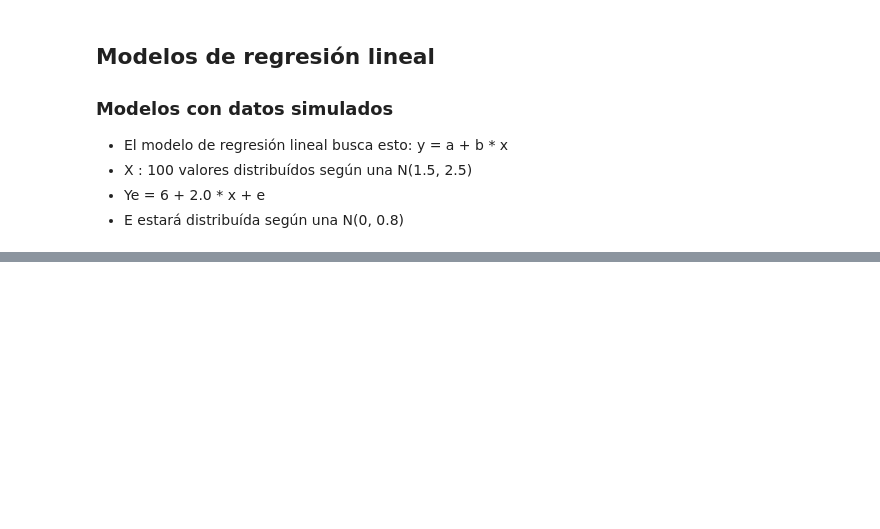
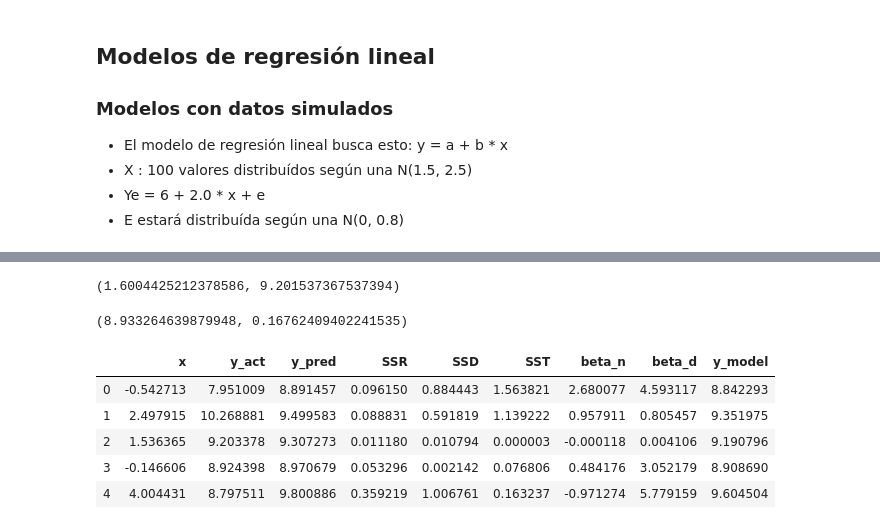
Before and after one commit to Fonsi20/Python-----Machine-Learning-ALL-NOTEBOOK-s-DF-, a Jupyter notebook: Notebooks/T4 - 1 - Linear Regression - Datos ficticios.ipynb, the cells around one changed output, grey strips where cells are left out. Saved outputs shown, nothing was run; the diff lists cells and outputs as text; code cells hidden in the pictures; blank space fills up the shorter version.

```diff
--- a/Notebooks/T4 - 1 - Linear Regression - Datos ficticios.ipynb
+++ b/Notebooks/T4 - 1 - Linear Regression - Datos ficticios.ipynb
@@ -107,0 +114,6 @@ plt.hist(data["y_pred"]-data["y_act"])
+# %%
+x_mean = np.mean(data["x"])
+y_mean = np.mean(data["y_act"])
+x_mean,y_mean
+# %% [output]
+(1.6004425212378586, 9.201537367537394)
@@ -107,0 +127,4 @@ plt.hist(data["y_pred"]-data["y_act"])
+# %%
+alpha, beta
+# %% [output]
+(8.933264639879948, 0.16762409402241535)
@@ -107,0 +136,9 @@ plt.hist(data["y_pred"]-data["y_act"])
+# %%
+data.head()
+# %% [output]
+|  | x | y_act | y_pred | SSR | SSD | SST | beta_n | beta_d | y_model |
+| 0 | -0.542713 | 7.951009 | 8.891457 | 0.096150 | 0.884443 | 1.563821 | 2.680077 | 4.593117 | 8.842293 |
+| 1 | 2.497915 | 10.268881 | 9.499583 | 0.088831 | 0.591819 | 1.139222 | 0.957911 | 0.805457 | 9.351975 |
+| 2 | 1.536365 | 9.203378 | 9.307273 | 0.011180 | 0.010794 | 0.000003 | -0.000118 | 0.004106 | 9.190796 |
+| 3 | -0.146606 | 8.924398 | 8.970679 | 0.053296 | 0.002142 | 0.076806 | 0.484176 | 3.052179 | 8.908690 |
+| 4 | 4.004431 | 8.797511 | 9.800886 | 0.359219 | 1.006761 | 0.163237 | -0.971274 | 5.779159 | 9.604504 |
```
Also changed, not shown: parts of 23 cells of this notebook.
